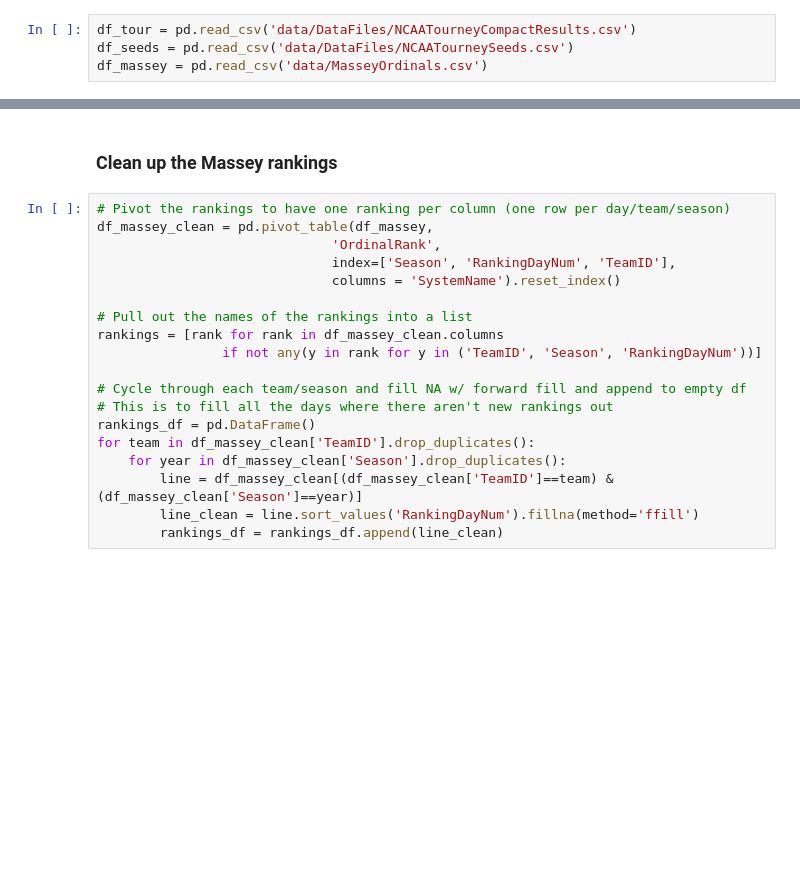
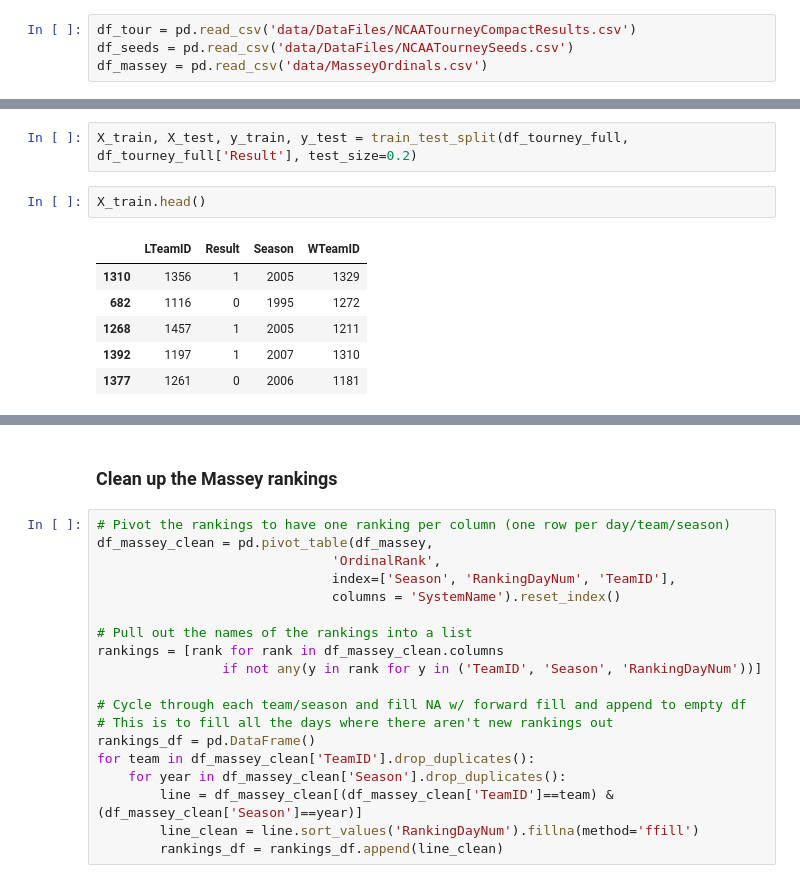
Before and after one commit to DJedamski/kaggle_ncaa18, a Jupyter notebook: ncaa_2018_data_exploration.ipynb, the cells around one changed output, grey strips where cells are left out. Cells and saved outputs as stored; diff of their text form; blank space fills up the shorter version.

```diff
--- a/ncaa_2018_data_exploration.ipynb
+++ b/ncaa_2018_data_exploration.ipynb
@@ -121,0 +132,11 @@ df_massey = pd.read_csv('data/MasseyOrdinals.csv')
+# %%
+X_train, X_test, y_train, y_test = train_test_split(df_tourney_full, df_tourney_full['Result'], test_size=0.2)
+# %%
+X_train.head()
+# %% [output]
+|  | LTeamID | Result | Season | WTeamID |
+| 1310 | 1356 | 1 | 2005 | 1329 |
+| 682 | 1116 | 0 | 1995 | 1272 |
+| 1268 | 1457 | 1 | 2005 | 1211 |
+| 1392 | 1197 | 1 | 2007 | 1310 |
+| 1377 | 1261 | 0 | 2006 | 1181 |
```
Also changed, not shown: parts of 11 cells of this notebook.
